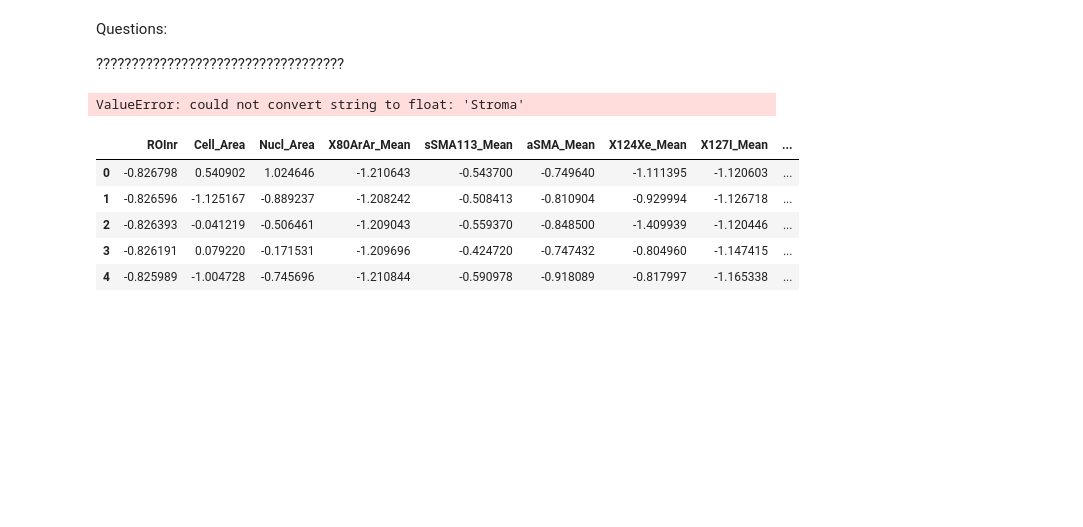
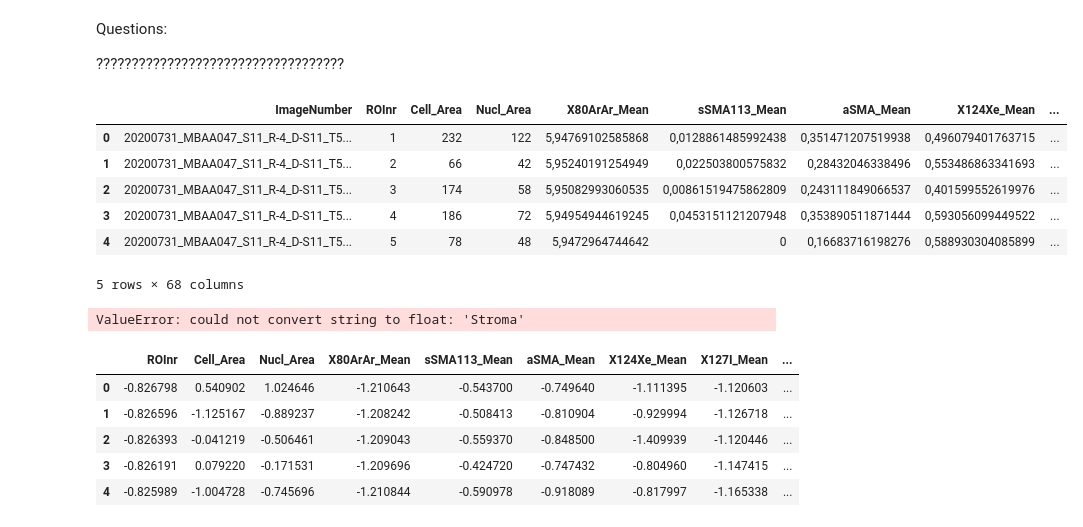
Before and after one commit to JanSuper/MasterProject1-1, a Jupyter notebook: Project.ipynb, the cells around one changed output. Drawn from its saved outputs; the diff is of its cells as text; code cells hidden in the pictures; blank space fills up the shorter version.

```diff
--- a/Project.ipynb
+++ b/Project.ipynb
@@ -5,13 +5,22 @@ Questions:
 # %%
 import pandas as pd
 import seaborn as sns
 import matplotlib.pyplot as plt
 %matplotlib inline
 plt.rcParams['figure.figsize'] = (10, 6)
 
-df = pd.read_csv('full_data.csv', engine= 'python')
+df = pd.read_csv('data/full_data.csv', engine= 'python')
 #df.columns
 #max(df['phenocluster'])
+df.head()
+# %% [output]
+|  | ImageNumber | ROInr | Cell_Area | Nucl_Area | X80ArAr_Mean | sSMA113_Mean | aSMA_Mean | X124Xe_Mean | ... |
+| 0 | 20200731_MBAA047_S11_R-4_D-S11_T5... | 1 | 232 | 122 | 5,94769102585868 | 0,0128861485992438 | 0,351471207519938 | 0,496079401763715 | ... |
+| 1 | 20200731_MBAA047_S11_R-4_D-S11_T5... | 2 | 66 | 42 | 5,95240191254949 | 0,022503800575832 | 0,28432046338496 | 0,553486863341693 | ... |
+| 2 | 20200731_MBAA047_S11_R-4_D-S11_T5... | 3 | 174 | 58 | 5,95082993060535 | 0,00861519475862809 | 0,243111849066537 | 0,401599552619976 | ... |
+| 3 | 20200731_MBAA047_S11_R-4_D-S11_T5... | 4 | 186 | 72 | 5,94954944619245 | 0,0453151121207948 | 0,353890511871444 | 0,593056099449522 | ... |
+| 4 | 20200731_MBAA047_S11_R-4_D-S11_T5... | 5 | 78 | 48 | 5,9472964744642 | 0 | 0,16683716198276 | 0,588930304085899 | ... |
+5 rows × 68 columns
 # %%
 from pandas.api.types import is_numeric_dtype
 
```
Also changed, not shown: 2 other files.
